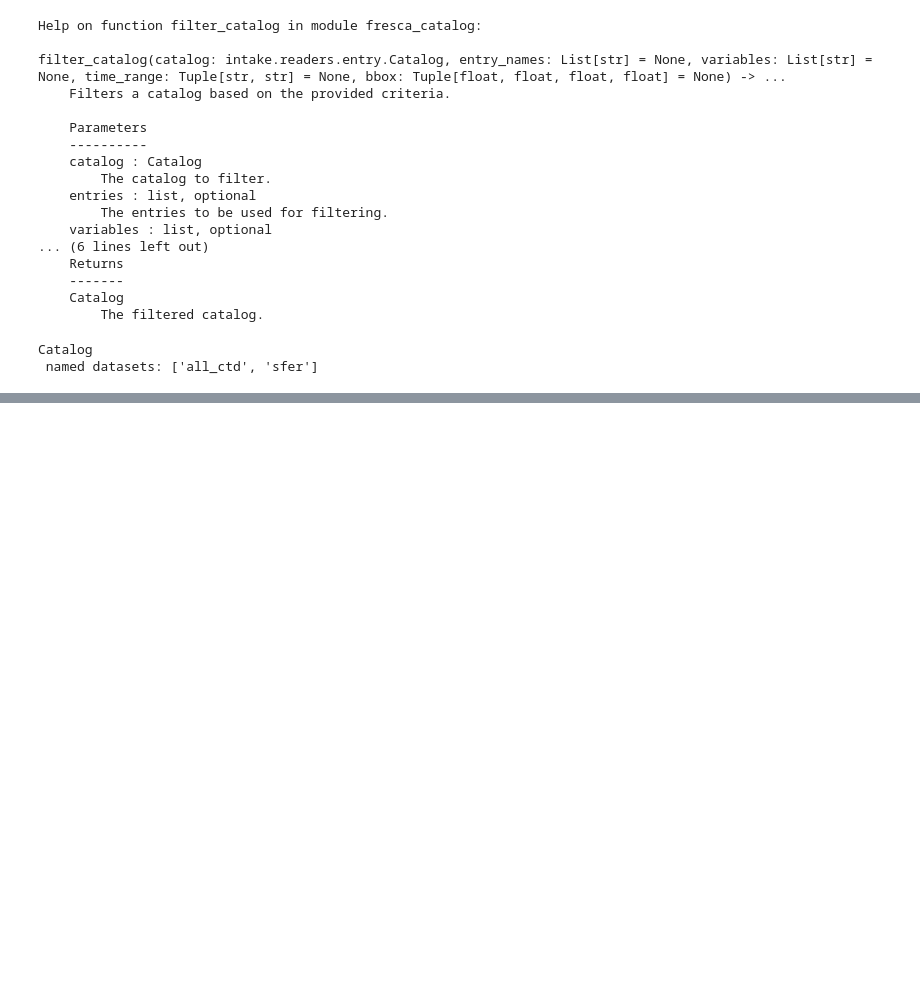
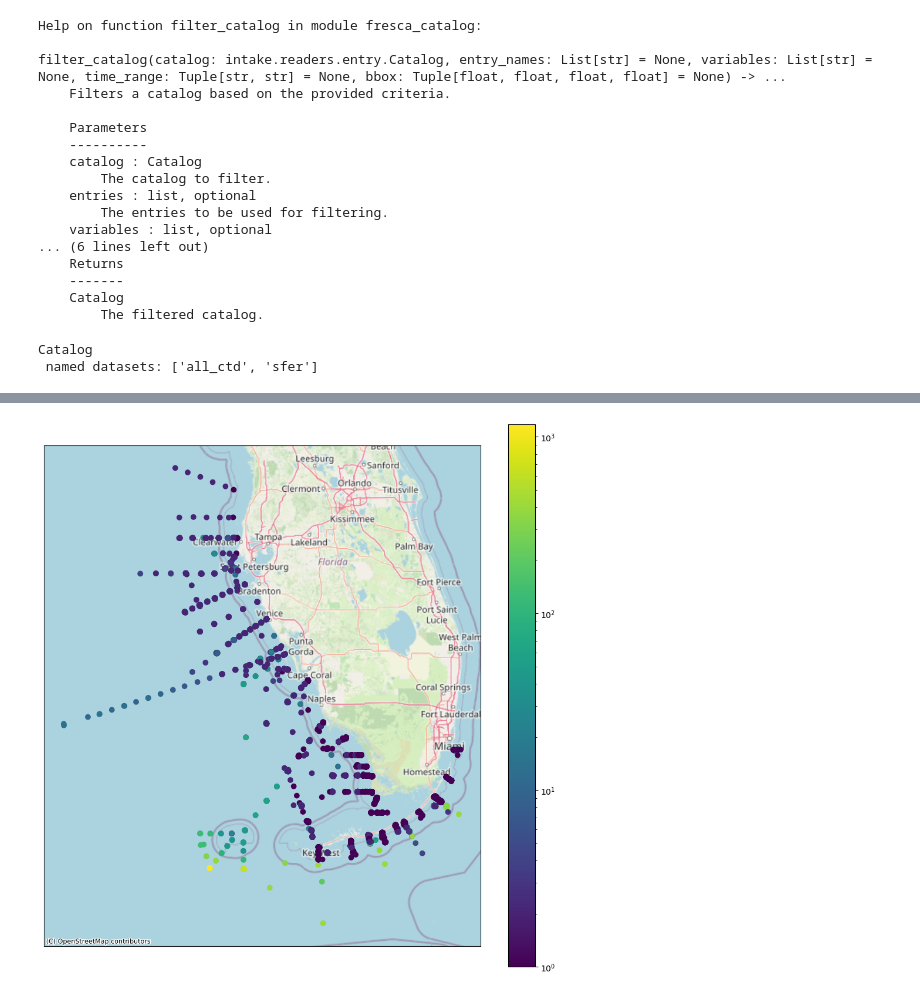
Before and after one commit to axiom-data-science/fresca-catalog, a Jupyter notebook: example.ipynb, the cells around one changed output, grey strips where cells are left out. Cells and saved outputs as stored; diff of their text form; code cells hidden in the pictures; blank space fills up the shorter version.

```diff
--- a/example.ipynb
+++ b/example.ipynb
@@ -70,2 +78,6 @@ Catalog
+# %%
+map_datasets(my_catalog, variables=['temp', 'temperature'], log=True)
+# %% [output]
+[figure, added]
 # %%
 map_datasets(my_catalog, variables=['temp', 'temperature'], log=True, hex=True)
```
Also changed, not shown: parts of 6 cells of this notebook.
